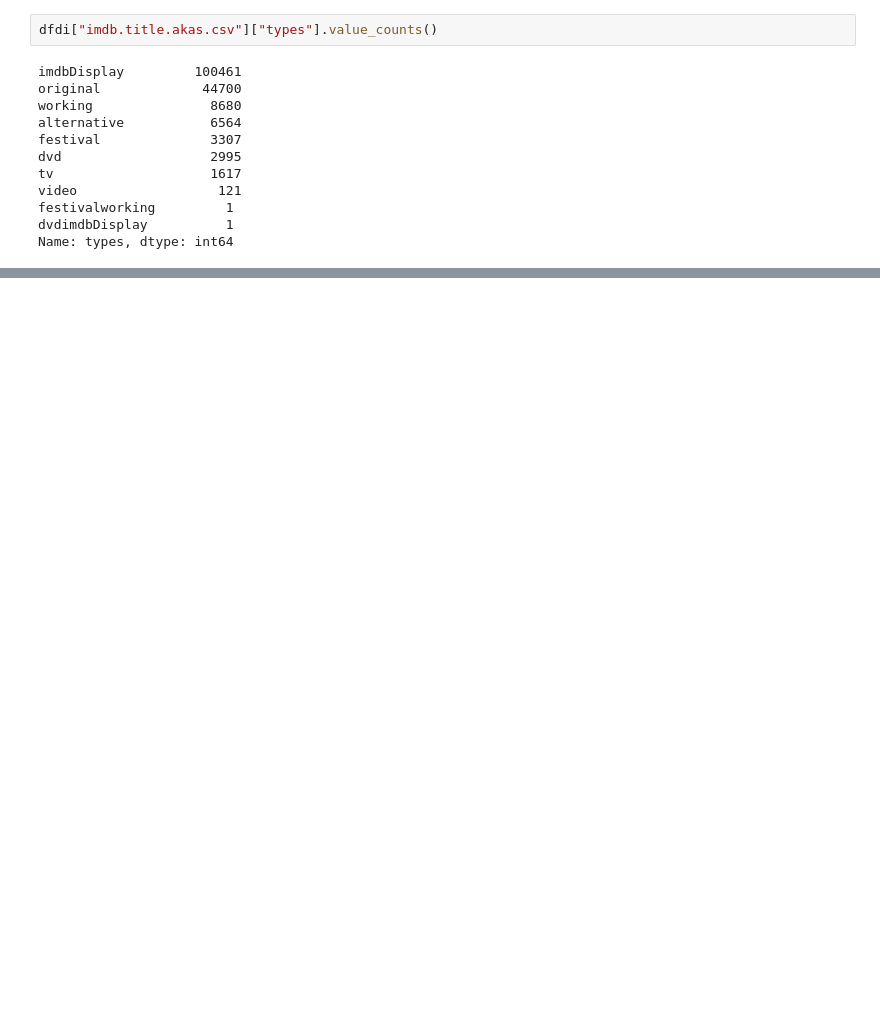
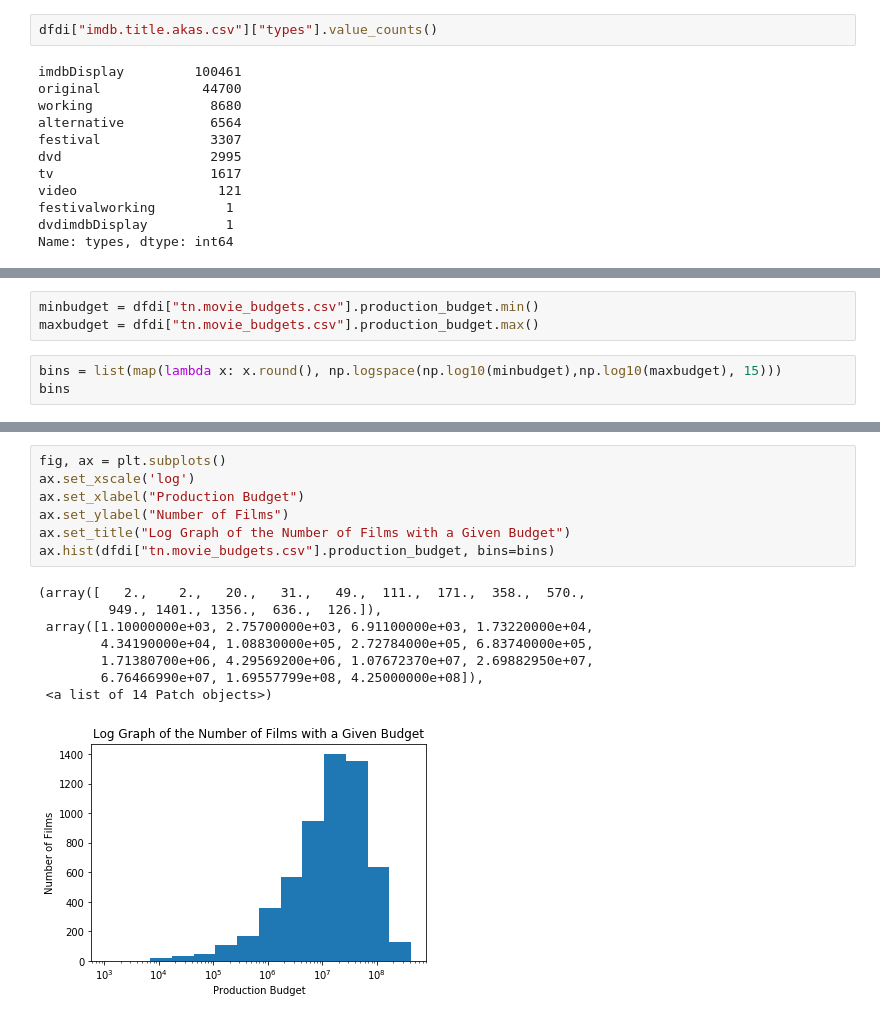
Before and after one commit to learn-co-students/dsc-mod-1-project-v2-1-nyc01-dtsc-ft-080320, a Jupyter notebook: Preliminary Data Exploration.ipynb, the cells around one changed output, grey strips where cells are left out. Cells and saved outputs as stored; diff of their text form; blank space fills up the shorter version.

```diff
--- a/Preliminary Data Exploration.ipynb
+++ b/Preliminary Data Exploration.ipynb
@@ -113,0 +175,6 @@ Name: types, dtype: int64
+# %%
+minbudget = dfdi["tn.movie_budgets.csv"].production_budget.min()
+maxbudget = dfdi["tn.movie_budgets.csv"].production_budget.max()
+# %%
+bins = list(map(lambda x: x.round(), np.logspace(np.log10(minbudget),np.log10(maxbudget), 15)))
+bins
@@ -113,0 +197,16 @@ Name: types, dtype: int64
+# %%
+fig, ax = plt.subplots()
+ax.set_xscale('log')
+ax.set_xlabel("Production Budget")
+ax.set_ylabel("Number of Films")
+ax.set_title("Log Graph of the Number of Films with a Given Budget")
+ax.hist(dfdi["tn.movie_budgets.csv"].production_budget, bins=bins)
+# %% [output]
+(array([   2.,    2.,   20.,   31.,   49.,  111.,  171.,  358.,  570.,
+         949., 1401., 1356.,  636.,  126.]),
+ array([1.10000000e+03, 2.75700000e+03, 6.91100000e+03, 1.73220000e+04,
+        4.34190000e+04, 1.08830000e+05, 2.72784000e+05, 6.83740000e+05,
+        1.71380700e+06, 4.29569200e+06, 1.07672370e+07, 2.69882950e+07,
+        6.76466990e+07, 1.69557799e+08, 4.25000000e+08]),
+ <a list of 14 Patch objects>)
+[figure, added]
```
Also changed, not shown: parts of 11 cells of this notebook.
